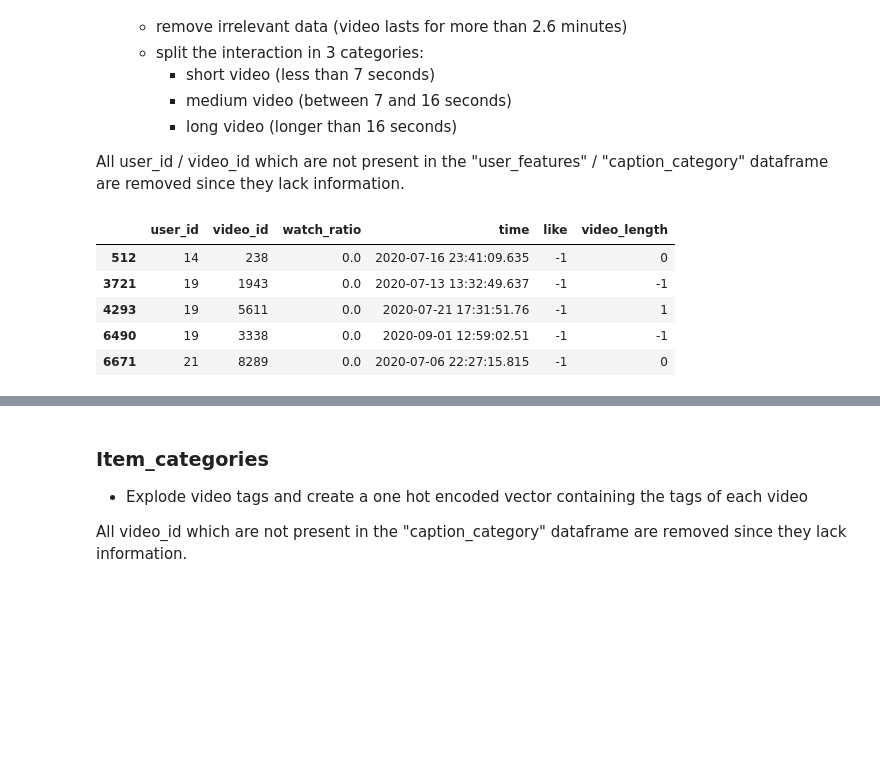
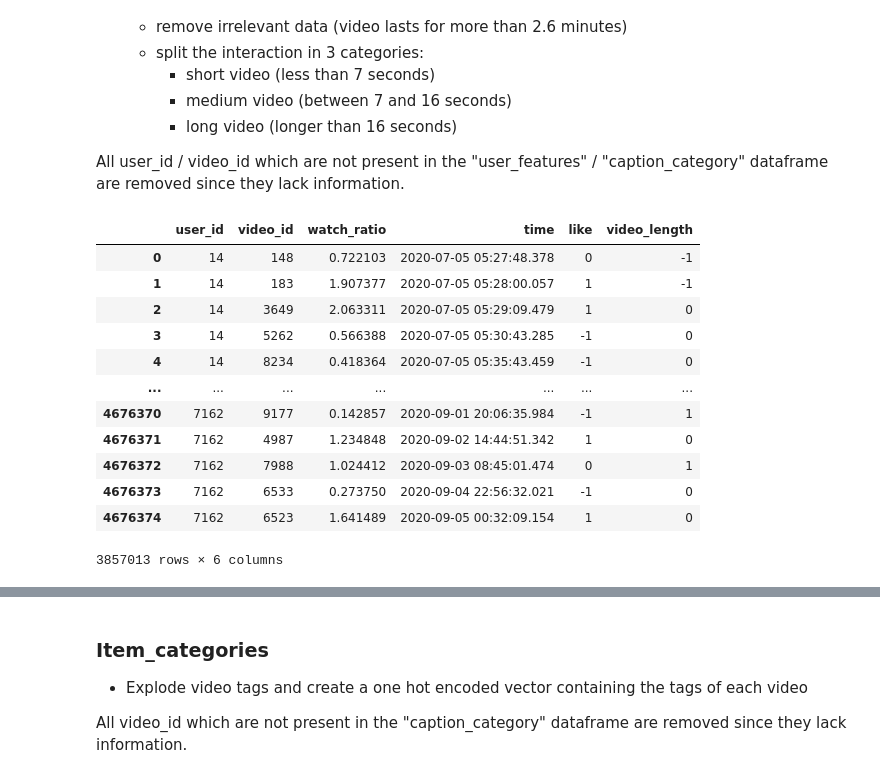
Before and after one commit to Noctilly/FinalProject_2025_LucasTilly, a Jupyter notebook: 1_data_cleaning.ipynb, the cells around one changed output, grey strips where cells are left out. Cells and saved outputs as stored; diff of their text form; code cells hidden in the pictures; blank space fills up the shorter version.

```diff
--- a/1_data_cleaning.ipynb
+++ b/1_data_cleaning.ipynb
@@ -123,8 +123,8 @@ item_daily_features_cleaned
 # %% [markdown]
 ### Set known user and video ids which are known throughout all databases to avoid NaN
 # %%
-known_user_ids = set(user_features["user_id"].unique()) & set(small_matrix["user_id"].unique())
-known_video_ids = set(caption_category["video_id"].unique()) & set(small_matrix["video_id"].unique()) & set(item_daily_features_cleaned["video_id"].unique())
+known_user_ids = set(user_features["user_id"].unique())
+known_video_ids = set(caption_category["video_id"].unique()) & set(item_daily_features_cleaned["video_id"].unique())
 # %% [markdown]
 ### small / big matrix
 - time is kept for calculating features on prior interactions
@@ -149,7 +149,6 @@ def clean_matrix(matrix: pd.DataFrame, known_user_ids: set, known_video_ids: set
 
     # Remove irrelevant / unrealistic data
     matrix_cleaned = matrix_cleaned[matrix_cleaned["video_duration"] <= 160000]
-    matrix_cleaned = matrix_cleaned[matrix_cleaned["watch_ratio"] == 0]
     matrix_cleaned = matrix_cleaned[matrix_cleaned["watch_ratio"] <= 5]
 
     # Categorize watch_ratio
@@ -179,13 +178,20 @@ def clean_matrix(matrix: pd.DataFrame, known_user_ids: set, known_video_ids: set
     return matrix_cleaned
 # %%
 small_matrix_cleaned = clean_matrix(small_matrix, known_user_ids, known_video_ids)
-small_matrix_cleaned.head()
+small_matrix_cleaned
 # %% [output]
 |  | user_id | video_id | watch_ratio | time | like | video_length |
-| 512 | 14 | 238 | 0.0 | 2020-07-16 23:41:09.635 | -1 | 0 |
-| 3721 | 19 | 1943 | 0.0 | 2020-07-13 13:32:49.637 | -1 | -1 |
-| 4293 | 19 | 5611 | 0.0 | 2020-07-21 17:31:51.76 | -1 | 1 |
-| 6490 | 19 | 3338 | 0.0 | 2020-09-01 12:59:02.51 | -1 | -1 |
-| 6671 | 21 | 8289 | 0.0 | 2020-07-06 22:27:15.815 | -1 | 0 |
+| 0 | 14 | 148 | 0.722103 | 2020-07-05 05:27:48.378 | 0 | -1 |
+| 1 | 14 | 183 | 1.907377 | 2020-07-05 05:28:00.057 | 1 | -1 |
+| 2 | 14 | 3649 | 2.063311 | 2020-07-05 05:29:09.479 | 1 | 0 |
+| 3 | 14 | 5262 | 0.566388 | 2020-07-05 05:30:43.285 | -1 | 0 |
+| 4 | 14 | 8234 | 0.418364 | 2020-07-05 05:35:43.459 | -1 | 0 |
+| ... | ... | ... | ... | ... | ... | ... |
+| 4676370 | 7162 | 9177 | 0.142857 | 2020-09-01 20:06:35.984 | -1 | 1 |
+| 4676371 | 7162 | 4987 | 1.234848 | 2020-09-02 14:44:51.342 | 1 | 0 |
+| 4676372 | 7162 | 7988 | 1.024412 | 2020-09-03 08:45:01.474 | 0 | 1 |
+| 4676373 | 7162 | 6533 | 0.273750 | 2020-09-04 22:56:32.021 | -1 | 0 |
+| 4676374 | 7162 | 6523 | 1.641489 | 2020-09-05 00:32:09.154 | 1 | 0 |
+3857013 rows × 6 columns
 # %%
 big_matrix_cleaned = clean_matrix(big_matrix, known_user_ids, known_video_ids)
```
Also changed, not shown: parts of 4 cells of this notebook, 8 other files.
